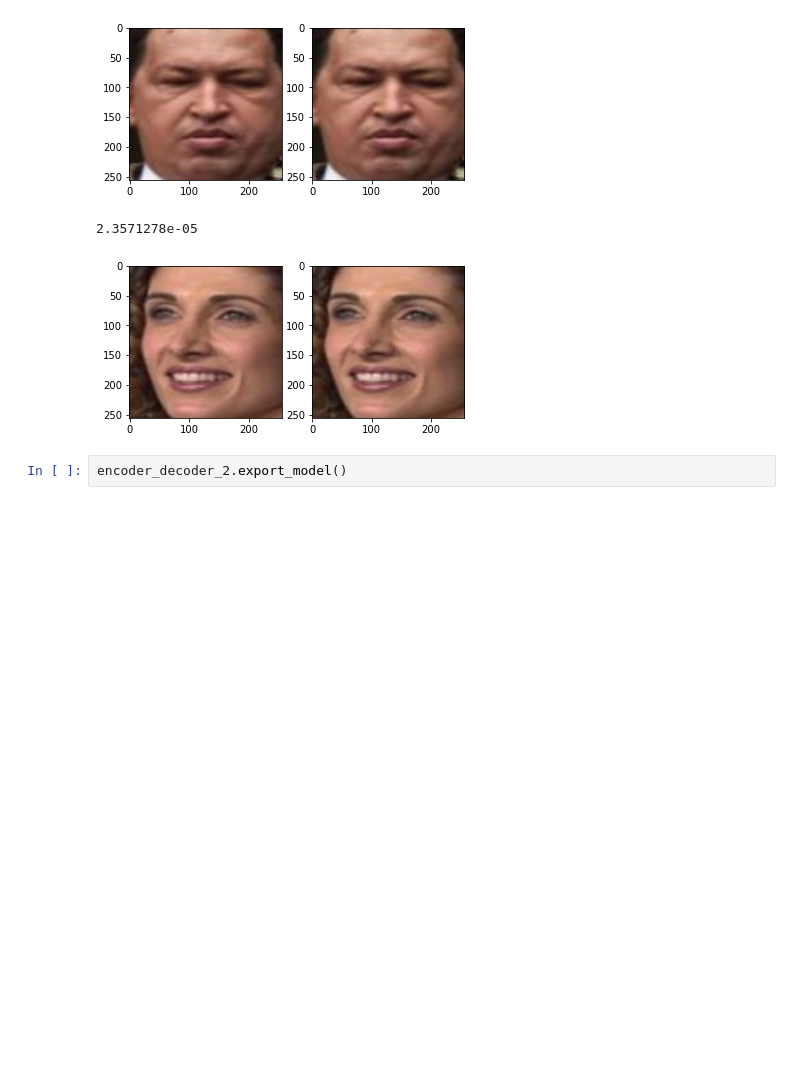
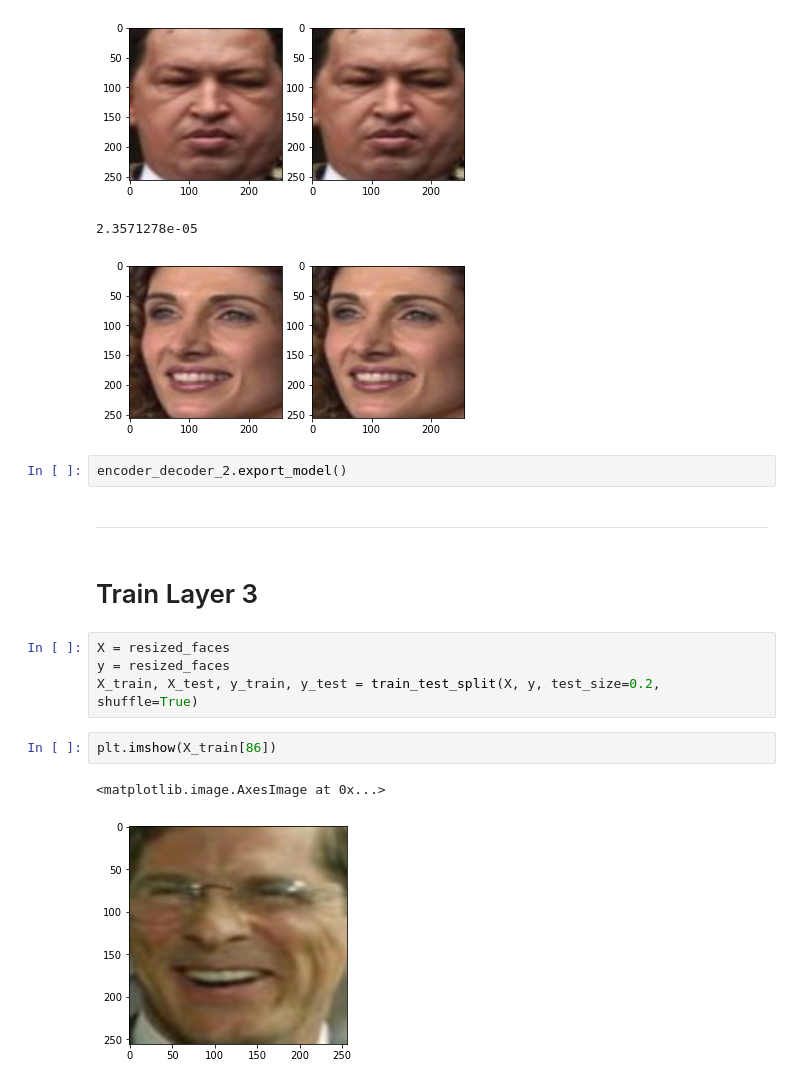
Before and after one commit to stevenjohnlarsen/StyleTransfer, a Jupyter notebook: TrainWeights2.ipynb, the cells around one changed output. Cells and saved outputs as stored; diff of their text form; blank space fills up the shorter version.

Commit message:
Train model 3.

```diff
--- a/TrainWeights2.ipynb
+++ b/TrainWeights2.ipynb
@@ -686,6 +690,19 @@ plot_img_decoder_encoder(resized_faces[81], encoder_decoder_2.model)
 [figure]
 # %%
 encoder_decoder_2.export_model()
+# %% [markdown]
+_________________________________________
+# %% [markdown]
+# Train Layer 3
+# %%
+X = resized_faces
+y = resized_faces
+X_train, X_test, y_train, y_test = train_test_split(X, y, test_size=0.2, shuffle=True)
+# %%
+plt.imshow(X_train[86])
+# %% [output]
+<matplotlib.image.AxesImage at 0x...>
+[figure, added]
 # %%
 %%time
 LAMBDA=1
```
Also changed, not shown: parts of 7 cells of this notebook.
